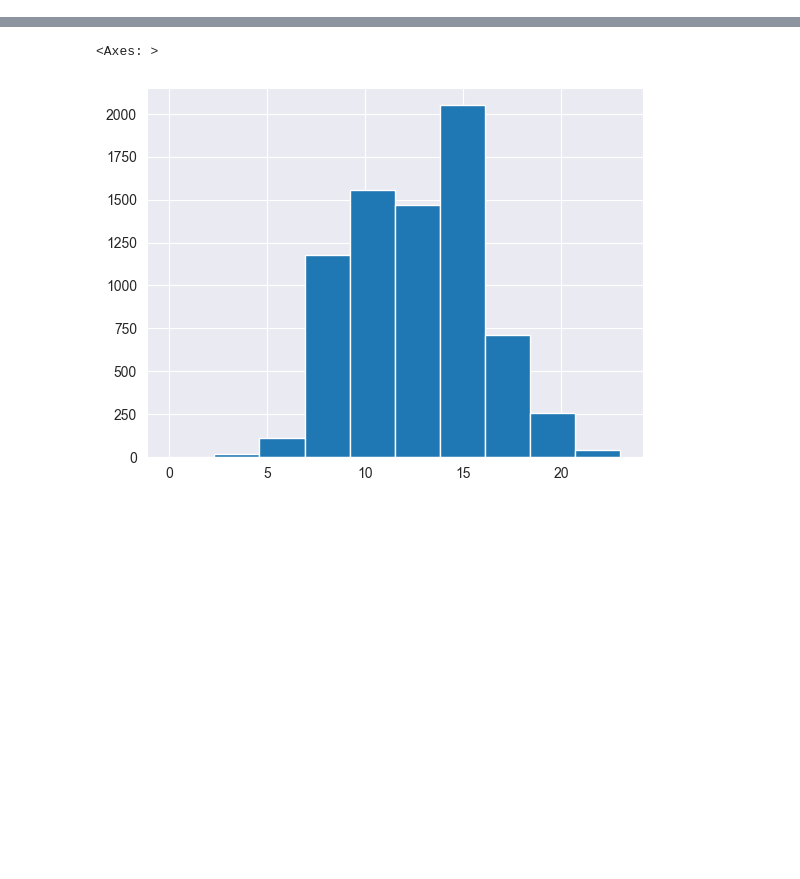
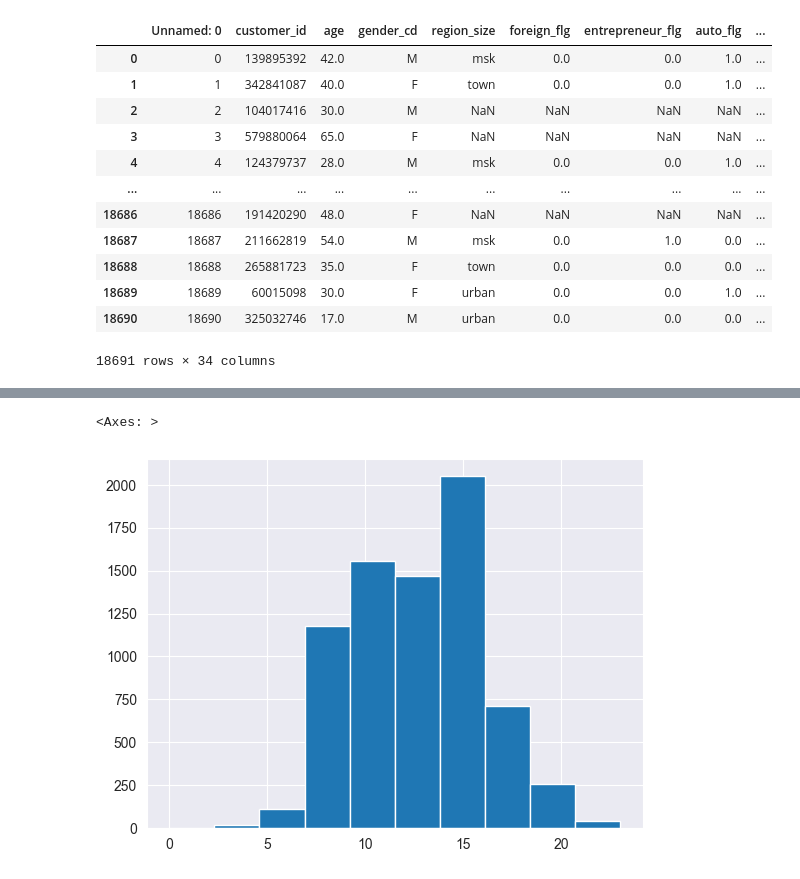
Before and after one commit to ssd2008/DANO24, a Jupyter notebook: matching.ipynb, the cells around one changed output, grey strips where cells are left out. Saved outputs shown, nothing was run; the diff lists cells and outputs as text; code cells hidden in the pictures; blank space fills up the shorter version.

```diff
--- a/matching.ipynb
+++ b/matching.ipynb
@@ -204,0 +250,16 @@ plt.show()
+# %%
+bd
+# %% [output]
+|  | Unnamed: 0 | customer_id | age | gender_cd | region_size | foreign_flg | entrepreneur_flg | auto_flg | ... |
+| 0 | 0 | 139895392 | 42.0 | M | msk | 0.0 | 0.0 | 1.0 | ... |
+| 1 | 1 | 342841087 | 40.0 | F | town | 0.0 | 0.0 | 1.0 | ... |
+| 2 | 2 | 104017416 | 30.0 | M | NaN | NaN | NaN | NaN | ... |
+| 3 | 3 | 579880064 | 65.0 | F | NaN | NaN | NaN | NaN | ... |
+| 4 | 4 | 124379737 | 28.0 | M | msk | 0.0 | 0.0 | 1.0 | ... |
+| ... | ... | ... | ... | ... | ... | ... | ... | ... | ... |
+| 18686 | 18686 | 191420290 | 48.0 | F | NaN | NaN | NaN | NaN | ... |
+| 18687 | 18687 | 211662819 | 54.0 | M | msk | 0.0 | 1.0 | 0.0 | ... |
+| 18688 | 18688 | 265881723 | 35.0 | F | town | 0.0 | 0.0 | 0.0 | ... |
+| 18689 | 18689 | 60015098 | 30.0 | F | urban | 0.0 | 0.0 | 1.0 | ... |
+| 18690 | 18690 | 325032746 | 17.0 | M | urban | 0.0 | 0.0 | 0.0 | ... |
+18691 rows × 34 columns
```
Also changed, not shown: parts of 16 cells of this notebook, 2 other files.
